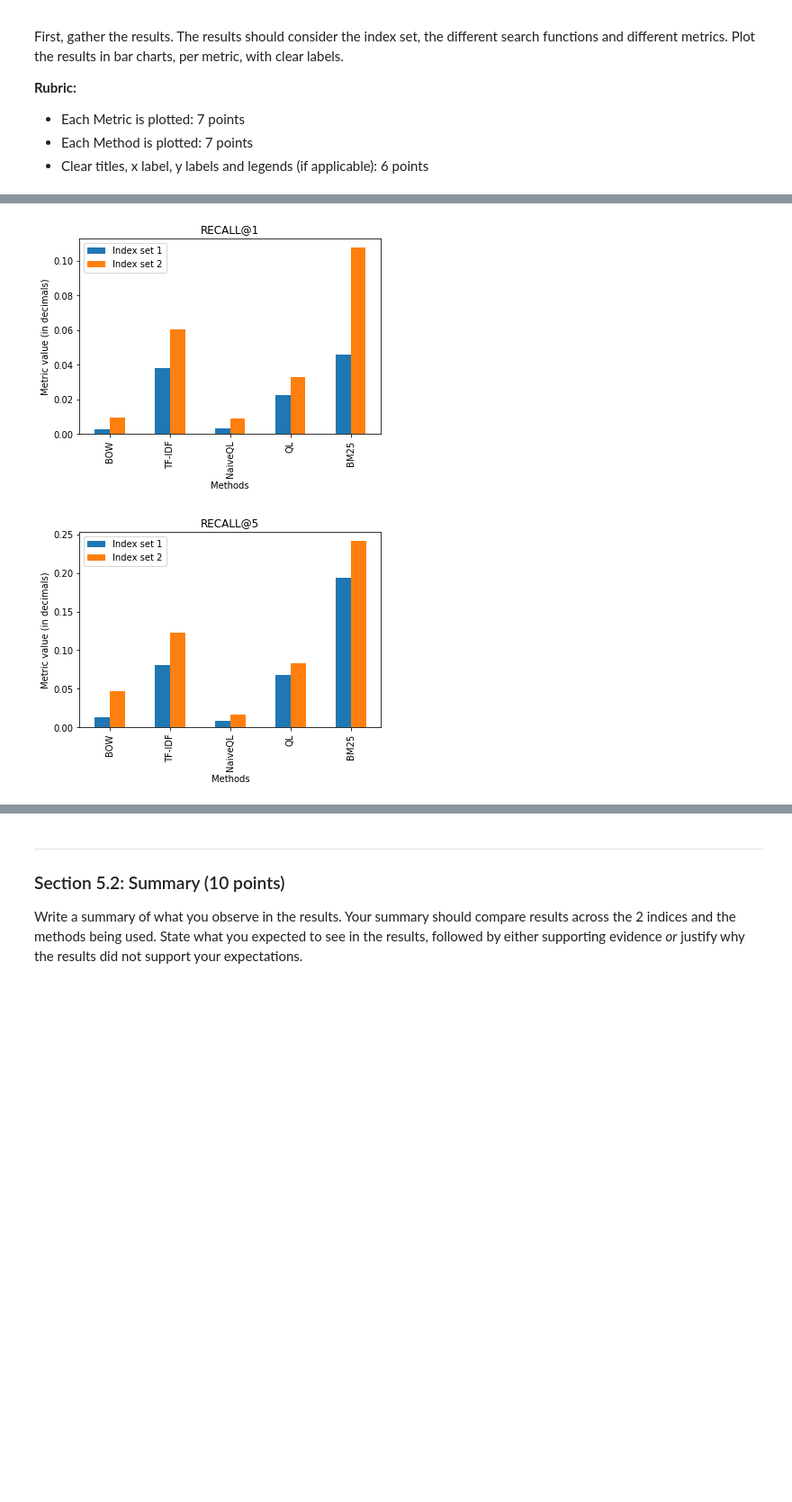
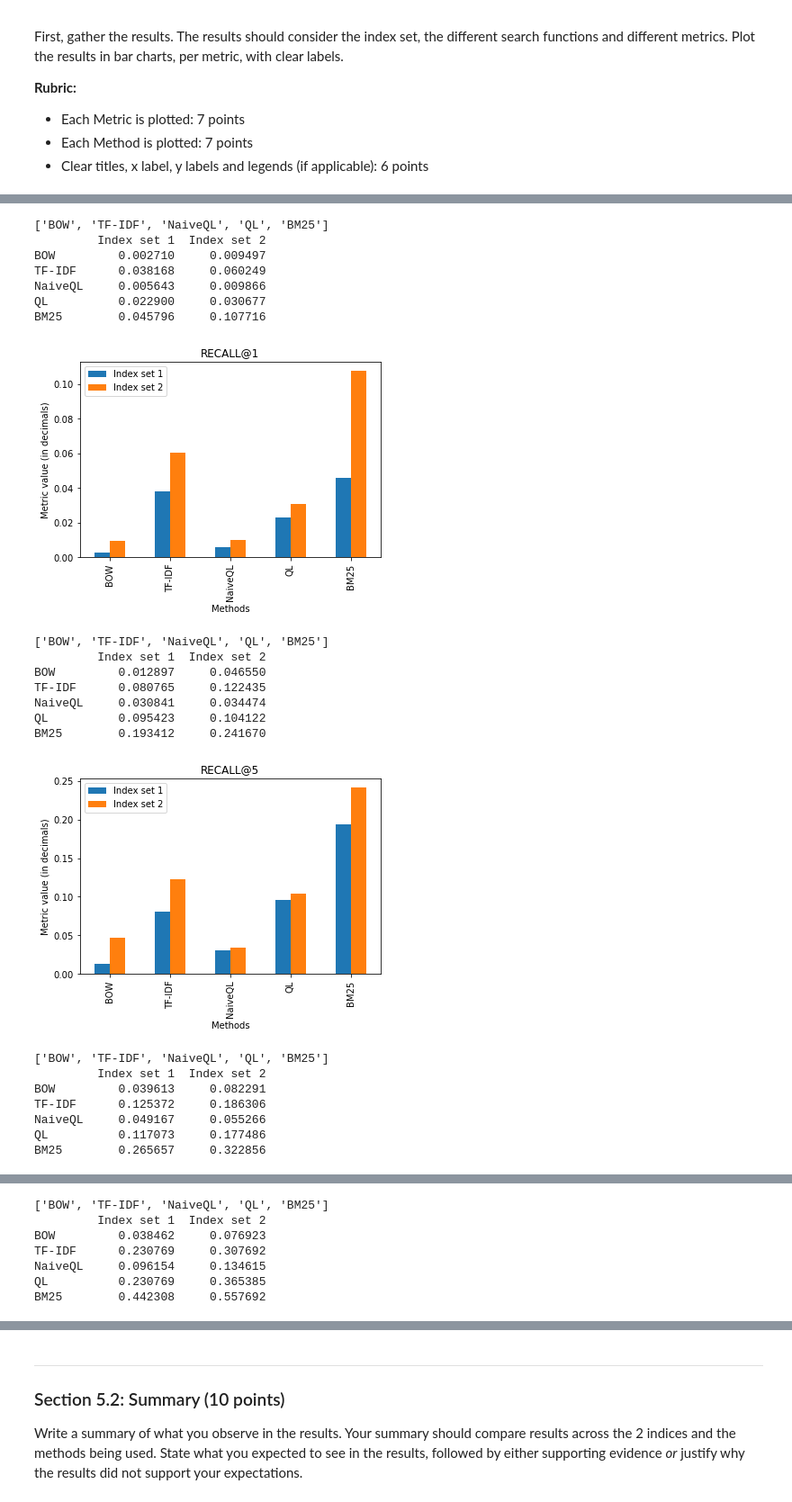
Before and after one commit to ccfelius/InformationRetrieval, a Jupyter notebook: 12020397_12368032_13323091.ipynb, the cells around one changed output, grey strips where cells are left out. Shown at 90% size. Drawn from its saved outputs; the diff is of its cells as text; code cells hidden in the pictures; blank space fills up the shorter version.

```diff
--- a/12020397_12368032_13323091.ipynb
+++ b/12020397_12368032_13323091.ipynb
@@ -721,6 +770,8 @@ def naive_ql_search(query, index_set):
     # Specifiy defaultdict
     scores = defaultdict(list)
 
+    in_docs = {}
+
     # For each term in query
     for term in processed_query:
 
@@ -728,15 +779,23 @@ def naive_ql_search(query, index_set):
         if term not in index:
             continue
 
-        # Collect al doc_ids from documents in which term occurs
+        # Collect all doc_ids from documents in which the first existing term occurs
+        # If first existing term does not occur in a document, but second term appears
+        # in another document this value will be 0 anyways, so don't take into account
+
         in_docs = [x[0] for x in index[term]]
 
-        # For every document
-        for document in documents:
+        break
 
-            # If term occurs in this document append probability
-            if document in in_docs:
-                scores[document].append((index[term][in_docs.index(document)][1]/doc_lengths[document]))
+    # Loop again through terms
+    for term in processed_query:
+
+        if term not in index:
+            continue
+
+        for document in in_docs:
+            if document in [x[0] for x in index[term]]:
+                scores[document].append((index[term][[x[0] for x in index[term]].index(document)][1])/doc_lengths[document])
 
             # If term does not occur, append probability of 0
             else:
@@ -1381,11 +1435,13 @@ ylabel = "Metric value (in decimals)"
 for i, metric in enumerate(metrics):
 
     plotdata = pd.DataFrame({
-    "Index set 1": metric[0:5],
+    "Index set 1": metric[:5],
     "Index set 2": metric[5:10]
     },
     index=index
     )
+    print(index)
+    print(plotdata)
     plotdata.plot(kind="bar")
     plt.title(str_metrics[i])
     plt.xlabel(xlabel)
@@ -1397,2 +1467,23 @@ for i, metric in enumerate(metrics):
+['BOW', 'TF-IDF', 'NaiveQL', 'QL', 'BM25']
+         Index set 1  Index set 2
+BOW         0.002710     0.009497
+TF-IDF      0.038168     0.060249
+NaiveQL     0.005643     0.009866
+QL          0.022900     0.030677
+BM25        0.045796     0.107716
-[figure, old version]
+[figure, new version]
+['BOW', 'TF-IDF', 'NaiveQL', 'QL', 'BM25']
+         Index set 1  Index set 2
+BOW         0.012897     0.046550
+TF-IDF      0.080765     0.122435
+NaiveQL     0.030841     0.034474
+QL          0.095423     0.104122
+BM25        0.193412     0.241670
-[figure, old version]
+[figure, new version]
+['BOW', 'TF-IDF', 'NaiveQL', 'QL', 'BM25']
+         Index set 1  Index set 2
+BOW         0.039613     0.082291
+TF-IDF      0.125372     0.186306
+NaiveQL     0.049167     0.055266
+QL          0.117073     0.177486
+BM25        0.265657     0.322856
@@ -1399,0 +1491,7 @@ for i, metric in enumerate(metrics):
+['BOW', 'TF-IDF', 'NaiveQL', 'QL', 'BM25']
+         Index set 1  Index set 2
+BOW         0.038462     0.076923
+TF-IDF      0.230769     0.307692
+NaiveQL     0.096154     0.134615
+QL          0.230769     0.365385
+BM25        0.442308     0.557692
```
Also changed, not shown: parts of 32 cells of this notebook.
